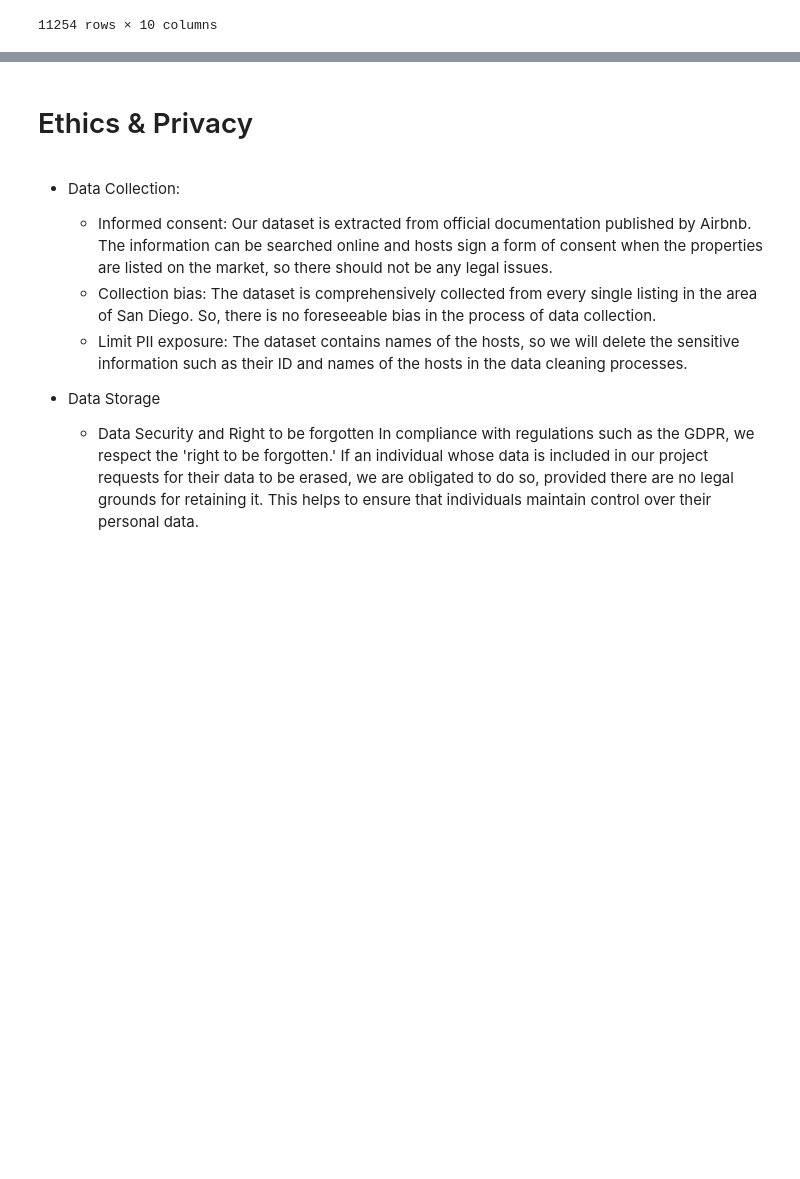
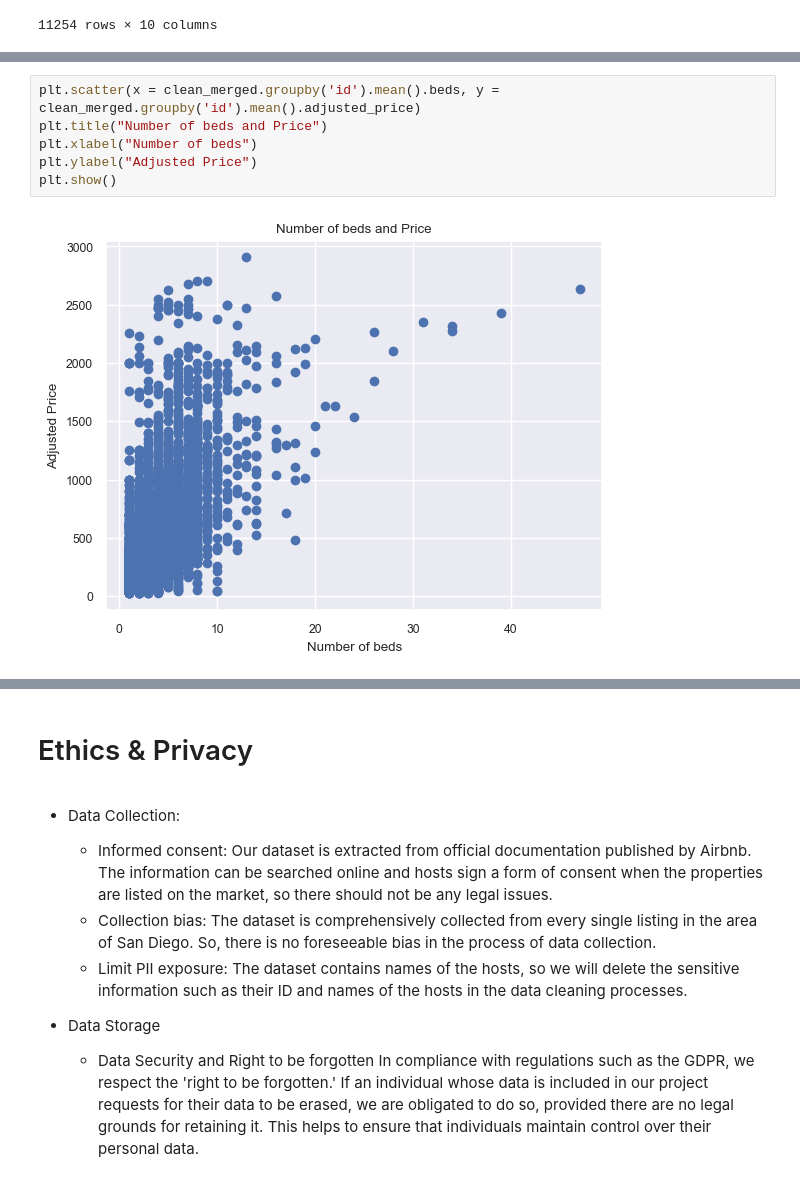
Before and after one commit to COGS118A/Group004-SP23, a Jupyter notebook: Checkpoint_Group004-SP23.ipynb, the cells around one changed output, grey strips where cells are left out. Cells and saved outputs as stored; diff of their text form; blank space fills up the shorter version.

```diff
--- a/Checkpoint_Group004-SP23.ipynb
+++ b/Checkpoint_Group004-SP23.ipynb
@@ -366,0 +375,8 @@ clean_merged.groupby('id').mean()
+# %%
+plt.scatter(x = clean_merged.groupby('id').mean().beds, y = clean_merged.groupby('id').mean().adjusted_price)
+plt.title("Number of beds and Price")
+plt.xlabel("Number of beds")
+plt.ylabel("Adjusted Price")
+plt.show()
+# %% [output]
+[figure, added]
```
Also changed, not shown: parts of 9 cells of this notebook.
